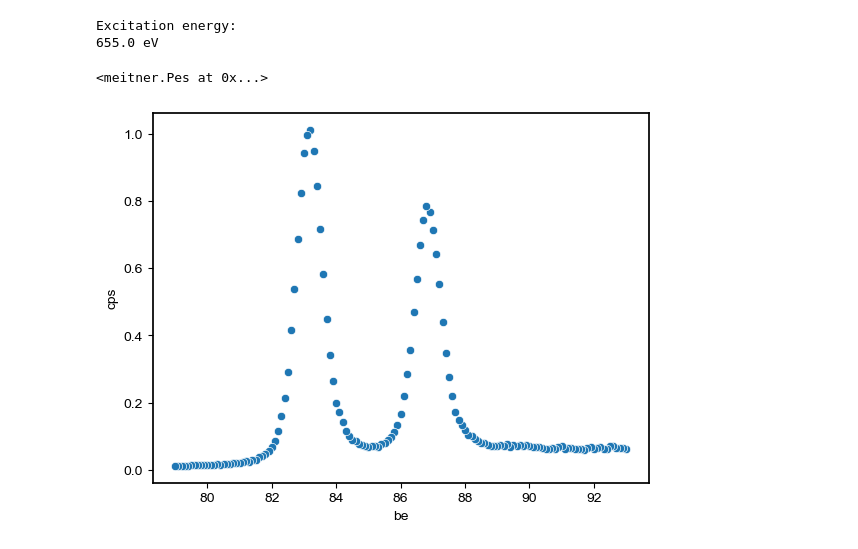
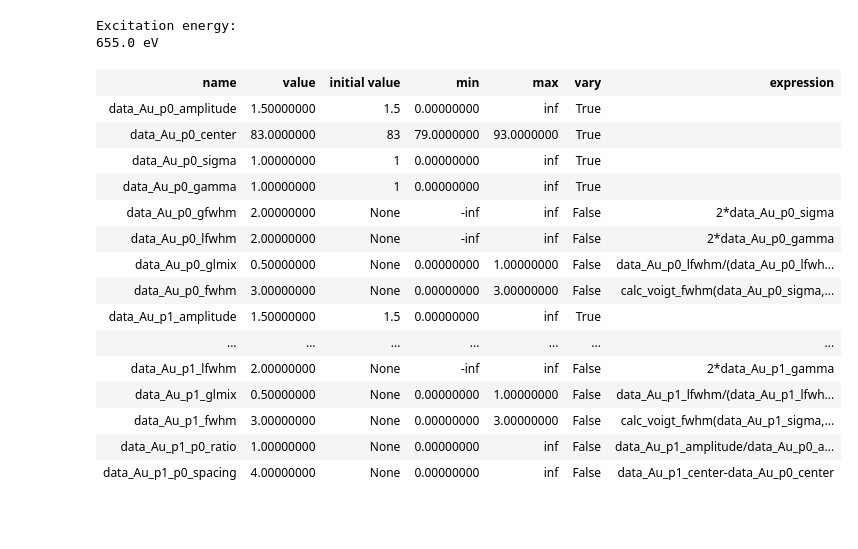
Before and after one commit to picklerixs/meitner, a Jupyter notebook: test.ipynb, the cells around one changed output. Saved outputs shown, nothing was run; the diff lists cells and outputs as text; code cells hidden in the pictures; blank space fills up the shorter version.

```diff
--- a/test.ipynb
+++ b/test.ipynb
@@ -9,11 +9,24 @@ x = meitner.Pes.from_vamas('au3-0001.pxt.vms', region_id=id, normalize=True, n_p
 # %% [output]
 Excitation energy:
 655.0 eV
+# %%
+x.generate_params(be_guess=[83,87])
+# %% [output]
+| name | value | initial value | min | max | vary | expression |
+| data_Au_p0_amplitude | 1.50000000 | 1.5 | 0.00000000 | inf | True |  |
+| data_Au_p0_center | 83.0000000 | 83 | 79.0000000 | 93.0000000 | True |  |
+| data_Au_p0_sigma | 1.00000000 | 1 | 0.00000000 | inf | True |  |
+| data_Au_p0_gamma | 1.00000000 | 1 | 0.00000000 | inf | True |  |
+| data_Au_p0_gfwhm | 2.00000000 | None | -inf | inf | False | 2*data_Au_p0_sigma |
+| data_Au_p0_lfwhm | 2.00000000 | None | -inf | inf | False | 2*data_Au_p0_gamma |
+| data_Au_p0_glmix | 0.50000000 | None | 0.00000000 | 1.00000000 | False | data_Au_p0_lfwhm/(data_Au_p0_lfwh... |
+| data_Au_p0_fwhm | 3.00000000 | None | 0.00000000 | 3.00000000 | False | calc_voigt_fwhm(data_Au_p0_sigma,... |
+| data_Au_p1_amplitude | 1.50000000 | 1.5 | 0.00000000 | inf | True |  |
+| ... | ... | ... | ... | ... | ... | ... |
+| data_Au_p1_lfwhm | 2.00000000 | None | -inf | inf | False | 2*data_Au_p1_gamma |
+| data_Au_p1_glmix | 0.50000000 | None | 0.00000000 | 1.00000000 | False | data_Au_p1_lfwhm/(data_Au_p1_lfwh... |
+| data_Au_p1_fwhm | 3.00000000 | None | 0.00000000 | 3.00000000 | False | calc_voigt_fwhm(data_Au_p1_sigma,... |
+| data_Au_p1_p0_ratio | 1.00000000 | None | 0.00000000 | inf | False | data_Au_p1_amplitude/data_Au_p0_a... |
+| data_Au_p1_p0_spacing | 4.00000000 | None | 0.00000000 | inf | False | data_Au_p1_center-data_Au_p0_center |
 # %%
-x
+x.fit_data()
-# %% [output]
-<meitner.Pes at 0x...>
-# %%
-x.plot_survey(keys_list=['Au'])
-# %% [output]
-[figure, removed]
```
Also changed, not shown: parts of 4 cells of this notebook, 1 other file.
